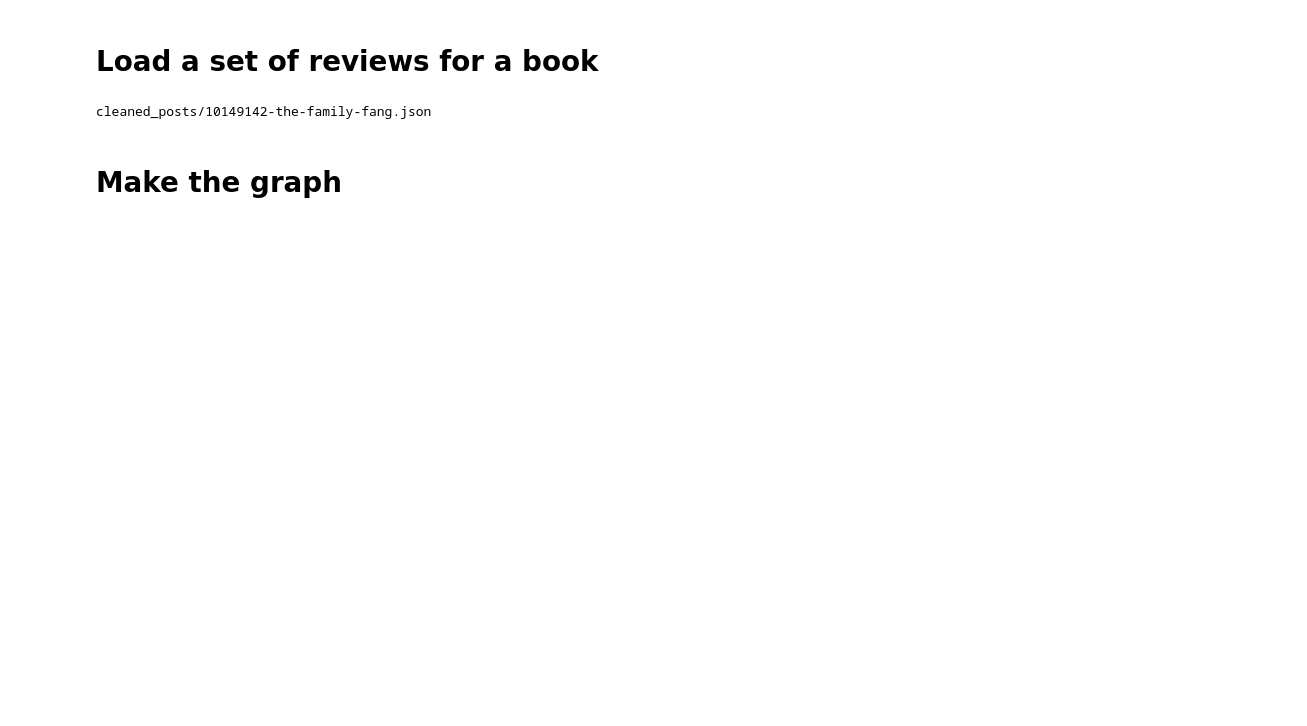
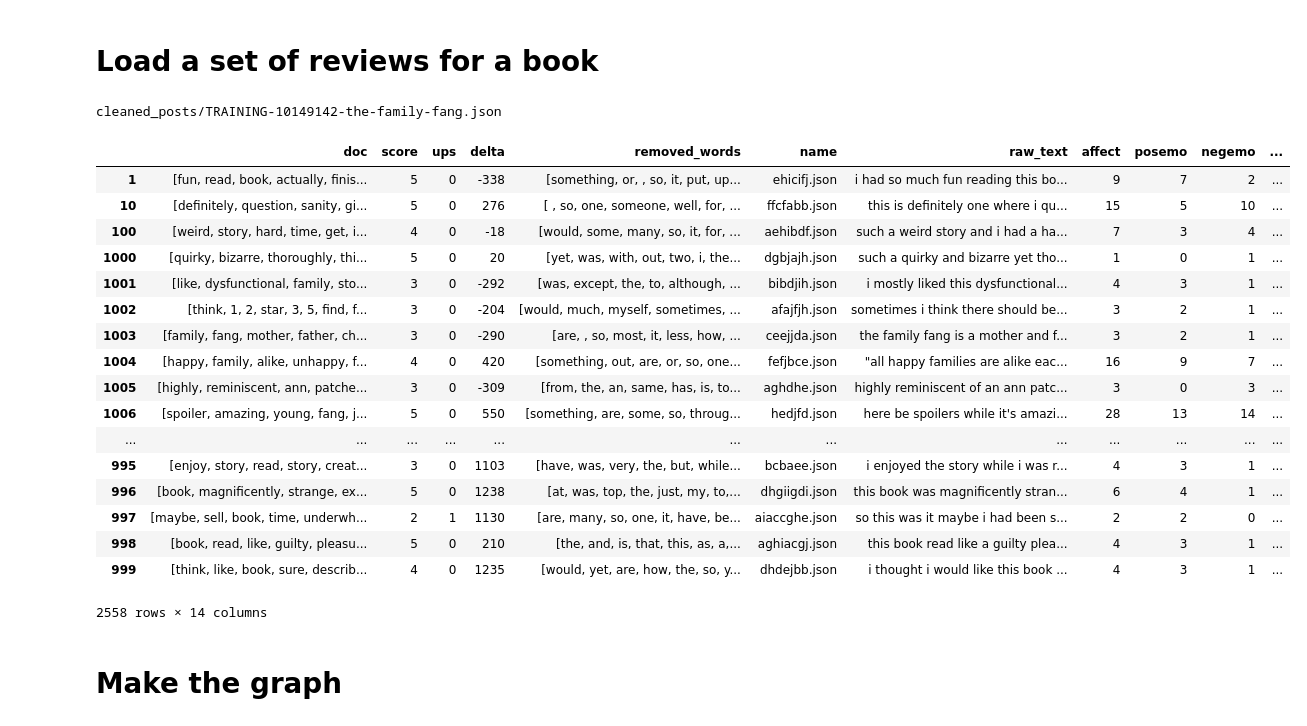
Before and after one commit to atwel/reviews_analysis, a Jupyter notebook: GR_analysis_20181012_reproducibility_Bmin.ipynb, the cells around one changed output. Saved outputs shown, nothing was run; the diff lists cells and outputs as text; code cells hidden in the pictures; blank space fills up the shorter version.

```diff
--- a/GR_analysis_20181012_reproducibility_Bmin.ipynb
+++ b/GR_analysis_20181012_reproducibility_Bmin.ipynb
@@ -15,14 +15,35 @@ from helper import nmi_score
 # Load a set of reviews for a book
 # %%
 path_read = 'cleaned_posts/'
-fname_read = '10149142-the-family-fang.json'
+fname_read = 'TRAINING-10149142-the-family-fang.json'
 filename = os.path.join(path_read,fname_read)
 print(filename)
 # %% [output]
-cleaned_posts/10149142-the-family-fang.json
+cleaned_posts/TRAINING-10149142-the-family-fang.json
 # %%
 with open(filename,"r",encoding="utf8") as f:
-    df = pd.DataFrame(pd.read_json(f)).T
+    df = pd.DataFrame(pd.read_json(f))
+# %%
+df
+# %% [output]
+|  | doc | score | ups | delta | removed_words | name | raw_text | affect | posemo | negemo | ... |
+| 1 | [fun, read, book, actually, finis... | 5 | 0 | -338 | [something, or, , so, it, put, up... | ehicifj.json | i had so much fun reading this bo... | 9 | 7 | 2 | ... |
+| 10 | [definitely, question, sanity, gi... | 5 | 0 | 276 | [ , so, one, someone, well, for, ... | ffcfabb.json | this is definitely one where i qu... | 15 | 5 | 10 | ... |
+| 100 | [weird, story, hard, time, get, i... | 4 | 0 | -18 | [would, some, many, so, it, for, ... | aehibdf.json | such a weird story and i had a ha... | 7 | 3 | 4 | ... |
+| 1000 | [quirky, bizarre, thoroughly, thi... | 5 | 0 | 20 | [yet, was, with, out, two, i, the... | dgbjajh.json | such a quirky and bizarre yet tho... | 1 | 0 | 1 | ... |
+| 1001 | [like, dysfunctional, family, sto... | 3 | 0 | -292 | [was, except, the, to, although, ... | bibdjih.json | i mostly liked this dysfunctional... | 4 | 3 | 1 | ... |
+| 1002 | [think, 1, 2, star, 3, 5, find, f... | 3 | 0 | -204 | [would, much, myself, sometimes, ... | afajfjh.json | sometimes i think there should be... | 3 | 2 | 1 | ... |
+| 1003 | [family, fang, mother, father, ch... | 3 | 0 | -290 | [are, , so, most, it, less, how, ... | ceejjda.json | the family fang is a mother and f... | 3 | 2 | 1 | ... |
+| 1004 | [happy, family, alike, unhappy, f... | 4 | 0 | 420 | [something, out, are, or, so, one... | fefjbce.json | "all happy families are alike eac... | 16 | 9 | 7 | ... |
+| 1005 | [highly, reminiscent, ann, patche... | 3 | 0 | -309 | [from, the, an, same, has, is, to... | aghdhe.json | highly reminiscent of an ann patc... | 3 | 0 | 3 | ... |
+| 1006 | [spoiler, amazing, young, fang, j... | 5 | 0 | 550 | [something, are, some, so, throug... | hedjfd.json | here be spoilers while it's amazi... | 28 | 13 | 14 | ... |
+| ... | ... | ... | ... | ... | ... | ... | ... | ... | ... | ... | ... |
+| 995 | [enjoy, story, read, story, creat... | 3 | 0 | 1103 | [have, was, very, the, but, while... | bcbaee.json | i enjoyed the story while i was r... | 4 | 3 | 1 | ... |
+| 996 | [book, magnificently, strange, ex... | 5 | 0 | 1238 | [at, was, top, the, just, my, to,... | dhgiigdi.json | this book was magnificently stran... | 6 | 4 | 1 | ... |
+| 997 | [maybe, sell, book, time, underwh... | 2 | 1 | 1130 | [are, many, so, one, it, have, be... | aiaccghe.json | so this was it maybe i had been s... | 2 | 2 | 0 | ... |
+| 998 | [book, read, like, guilty, pleasu... | 5 | 0 | 210 | [the, and, is, that, this, as, a,... | aghiacgj.json | this book read like a guilty plea... | 4 | 3 | 1 | ... |
+| 999 | [think, like, book, sure, describ... | 4 | 0 | 1235 | [would, yet, are, how, the, so, y... | dhdejbb.json | i thought i would like this book ... | 4 | 3 | 1 | ... |
+2558 rows × 14 columns
 # %%
 m_min = 100 ## minimum text length
 df = df[df['word_count']>=m_min]
```
Also changed, not shown: parts of 3 cells of this notebook, 4 other files.
